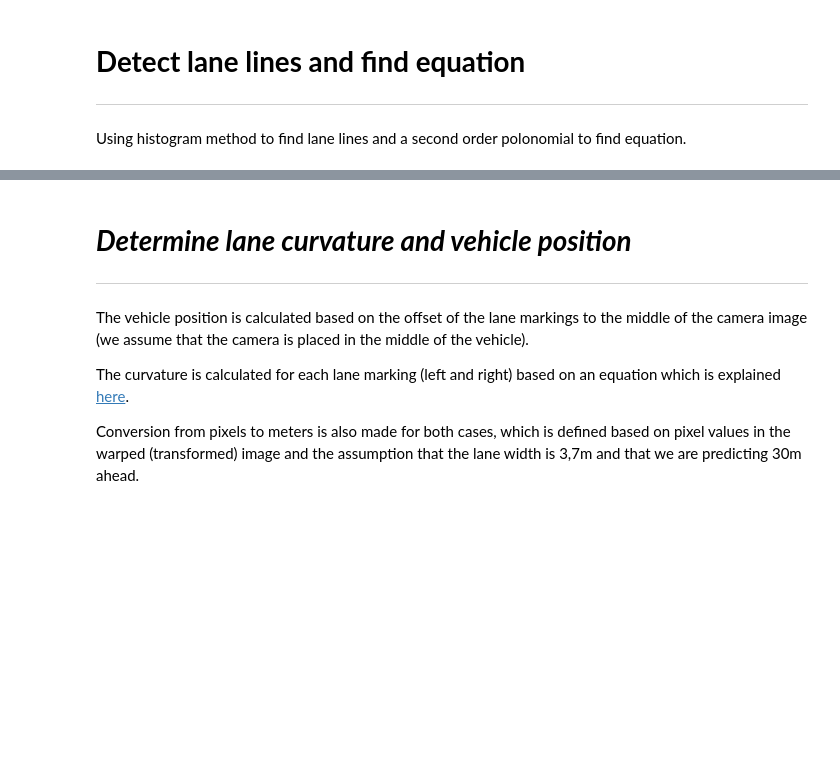
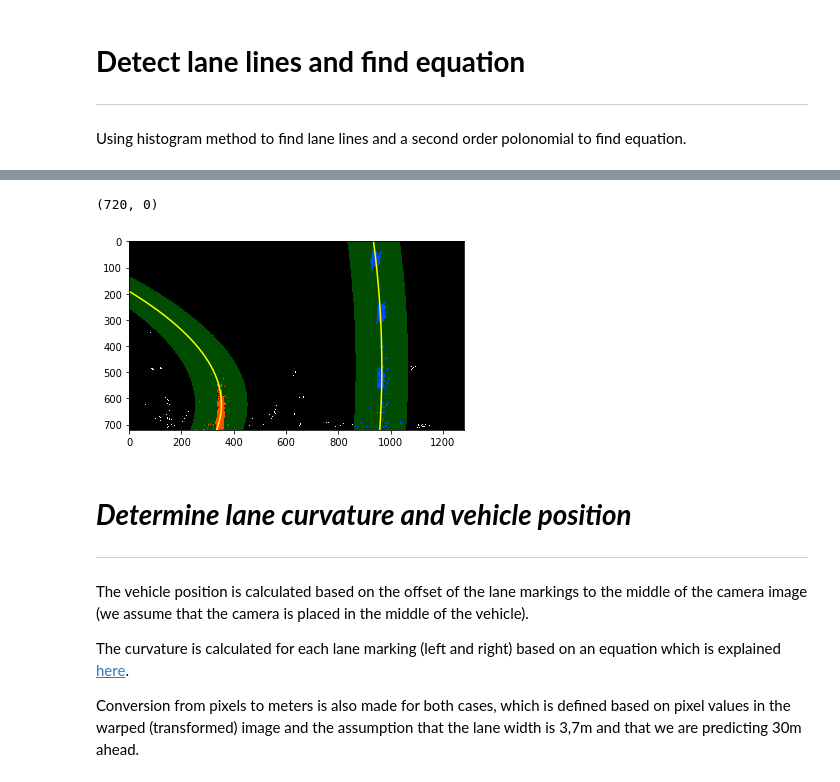
Before and after one commit to iceabella/Advanced-Lane-Finding, a Jupyter notebook: AdvancedLaneLines.ipynb, the cells around one changed output, grey strips where cells are left out. Drawn from its saved outputs; the diff is of its cells as text; code cells hidden in the pictures; blank space fills up the shorter version.

```diff
--- a/AdvancedLaneLines.ipynb
+++ b/AdvancedLaneLines.ipynb
@@ -479,7 +601,7 @@ plt.ylim(720, 0)
 # Assume you now have a new warped binary image
 # from the next frame of video (also called "warped")
 # It's now much easier to find line pixels!
-nonzero = warped.nonzero()
+nonzero = combined.nonzero()
 nonzeroy = np.array(nonzero[0])
 nonzerox = np.array(nonzero[1])
 margin = 100
@@ -495,38 +617,41 @@ righty = nonzeroy[right_lane_inds]
 left_fit = np.polyfit(lefty, leftx, 2)
 right_fit = np.polyfit(righty, rightx, 2)
 # Generate x and y values for plotting
-ploty = np.linspace(0, warped.shape[0]-1, warped.shape[0] )
+ploty = np.linspace(0, combined.shape[0]-1, combined.shape[0] )
 left_fitx = left_fit[0]*ploty**2 + left_fit[1]*ploty + left_fit[2]
 right_fitx = right_fit[0]*ploty**2 + right_fit[1]*ploty + right_fit[2]
 # %%
 # Create an image to draw on and an image to show the selection window
-warped_copy = np.uint8(warped*255)
+warped_copy = np.uint8(combined*255)
 # Create 3-channel image to be able to draw colour
 out_img = cv2.cvtColor(warped_copy, cv2.COLOR_GRAY2RGB)
 
 window_img = np.zeros_like(out_img)
 # Color in left and right line pixels
 out_img[nonzeroy[left_lane_inds], nonzerox[left_lane_inds]] = [255, 0, 0]
 out_img[nonzeroy[right_lane_inds], nonzerox[right_lane_inds]] = [0, 0, 255]
 
 # Generate a polygon to illustrate the search window area
 # And recast the x and y points into usable format for cv2.fillPoly()
 left_line_window1 = np.array([np.transpose(np.vstack([left_fitx-margin, ploty]))])
 left_line_window2 = np.array([np.flipud(np.transpose(np.vstack([left_fitx+margin, ploty])))])
 left_line_pts = np.hstack((left_line_window1, left_line_window2))
 right_line_window1 = np.array([np.transpose(np.vstack([right_fitx-margin, ploty]))])
 right_line_window2 = np.array([np.flipud(np.transpose(np.vstack([right_fitx+margin, ploty])))])
 right_line_pts = np.hstack((right_line_window1, right_line_window2))
 
 # Draw the lane onto the warped blank image
 cv2.fillPoly(window_img, np.int_([left_line_pts]), (0,255, 0))
 cv2.fillPoly(window_img, np.int_([right_line_pts]), (0,255, 0))
 result = cv2.addWeighted(out_img, 1, window_img, 0.3, 0)
 plt.imshow(result)
 plt.plot(left_fitx, ploty, color='yellow')
 plt.plot(right_fitx, ploty, color='yellow')
 plt.xlim(0, 1280)
 plt.ylim(720, 0)
+# %% [output]
+(720, 0)
+[figure, added]
 # %% [markdown]
 # ***Determine lane curvature and vehicle position***
 ***
```
Also changed, not shown: parts of 20 cells of this notebook.
